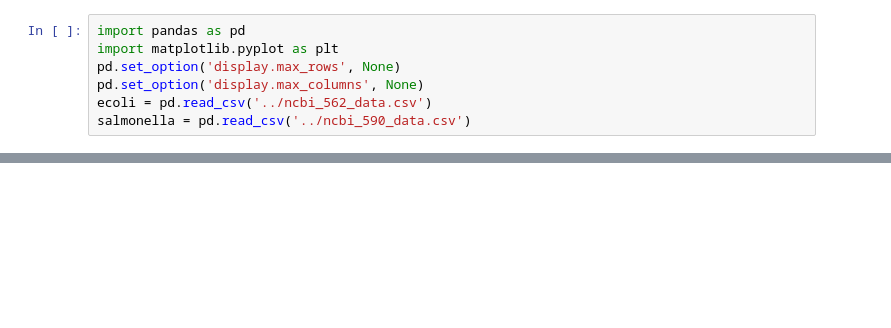
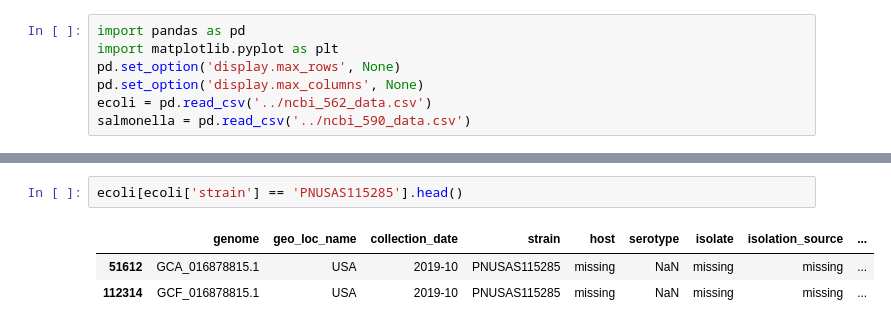
Before and after one commit to 52738592625/EpiNCBI_V1, a Jupyter notebook: charts/strain_562_590.ipynb, the cells around one changed output, grey strips where cells are left out. Drawn from its saved outputs; the diff is of its cells as text; blank space fills up the shorter version.

```diff
--- a/charts/strain_562_590.ipynb
+++ b/charts/strain_562_590.ipynb
@@ -58,0 +159,6 @@ len(salmonella)
+# %%
+ecoli[ecoli['strain'] == 'PNUSAS115285'].head()
+# %% [output]
+|  | genome | geo_loc_name | collection_date | strain | host | serotype | isolate | isolation_source | ... |
+| 51612 | GCA_016878815.1 | USA | 2019-10 | PNUSAS115285 | missing | NaN | missing | missing | ... |
+| 112314 | GCF_016878815.1 | USA | 2019-10 | PNUSAS115285 | missing | NaN | missing | missing | ... |
```
Also changed, not shown: parts of 18 cells of this notebook, 12 other files.
